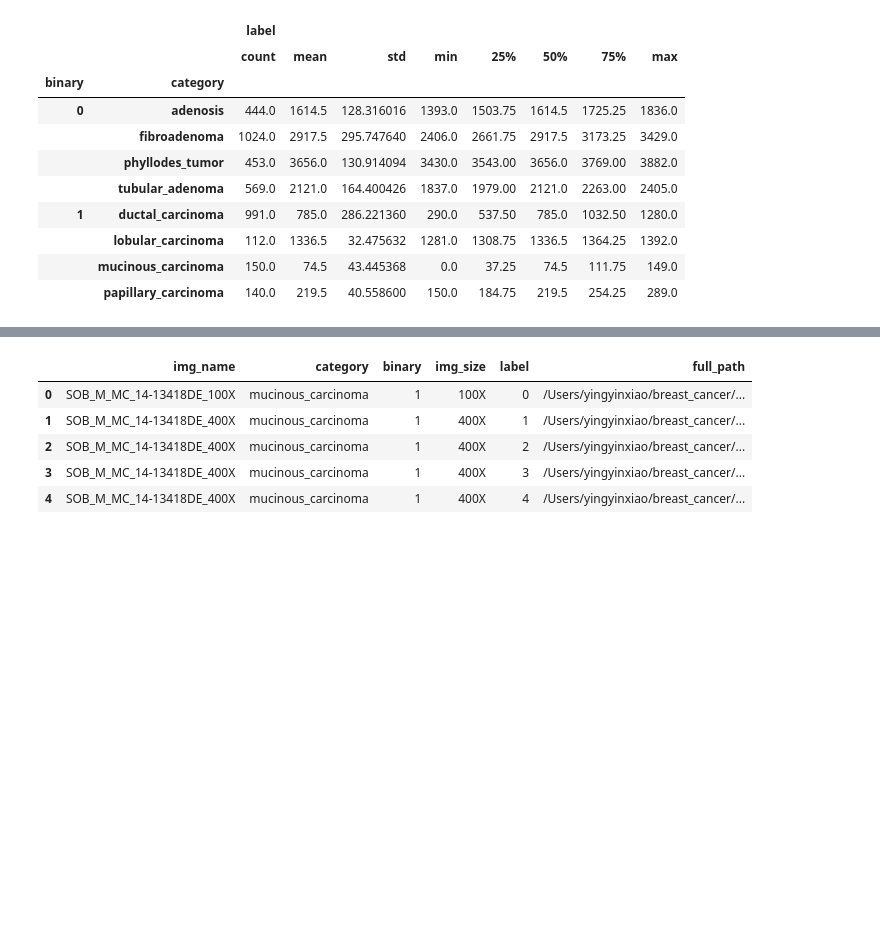
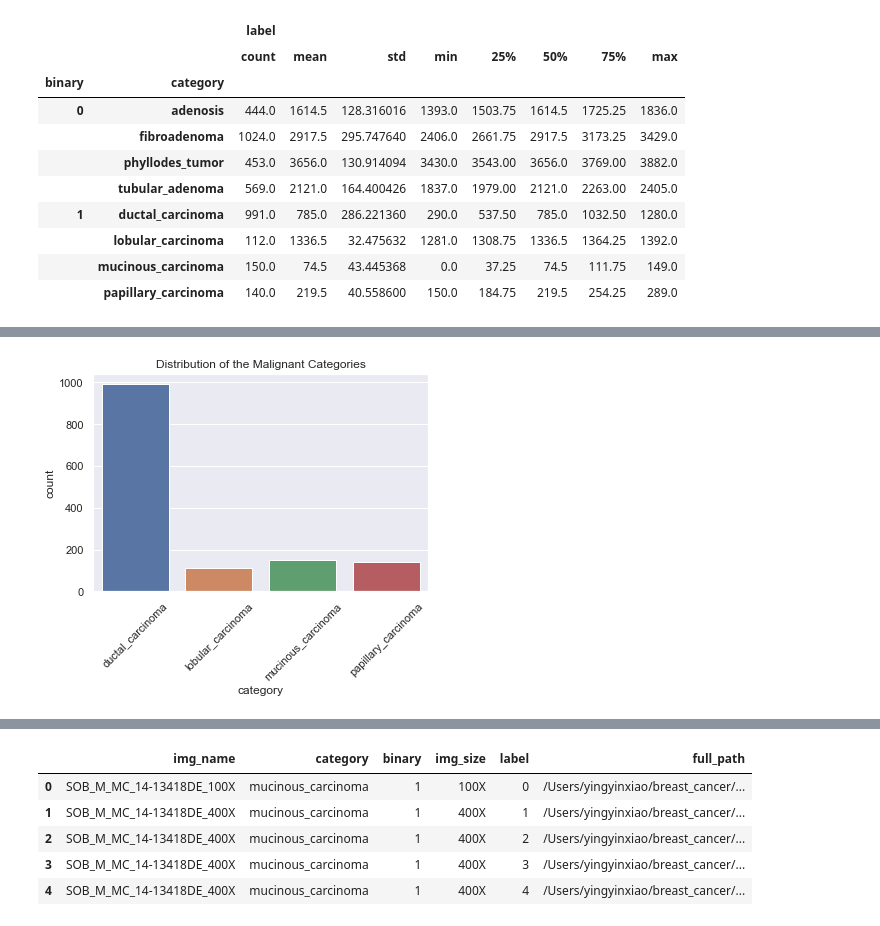
Before and after one commit to nishraptor/Breast-Cancer-Classification, a Jupyter notebook: ExploratoryNotebook.ipynb, the cells around one changed output, grey strips where cells are left out. Saved outputs shown, nothing was run; the diff lists cells and outputs as text; code cells hidden in the pictures; blank space fills up the shorter version.

```diff
--- a/ExploratoryNotebook.ipynb
+++ b/ExploratoryNotebook.ipynb
@@ -227,0 +188,5 @@ plt.xticks(ind + width / 2, category0, rotation = 45)
+# %%
+maldf = csv.groupby(['binary', 'category'])[['img_name']].count()
+maldf = maldf.rename(columns = {'img_name': 'count'})
+maldf['binary'] = [x[0] for x in maldf.index]
+maldf['category'] = [x[1] for x in maldf.index]
@@ -227,0 +206,10 @@ plt.xticks(ind + width / 2, category0, rotation = 45)
+# %%
+fig, ax = plt.subplots()
+sns.set(style="darkgrid")
+ax = sns.barplot(data = maldf[maldf.binary == 1], x = 'category', y = 'count').set_title(\
+                                                     'Distribution of the Malignant Categories')
+plt.xticks(rotation=45)
+fig = ax.get_figure()
+fig.savefig("figures/barchart_malignant_categories.png")
+# %% [output]
+[figure, added]
```
Also changed, not shown: parts of 34 cells of this notebook, 11 other files.
